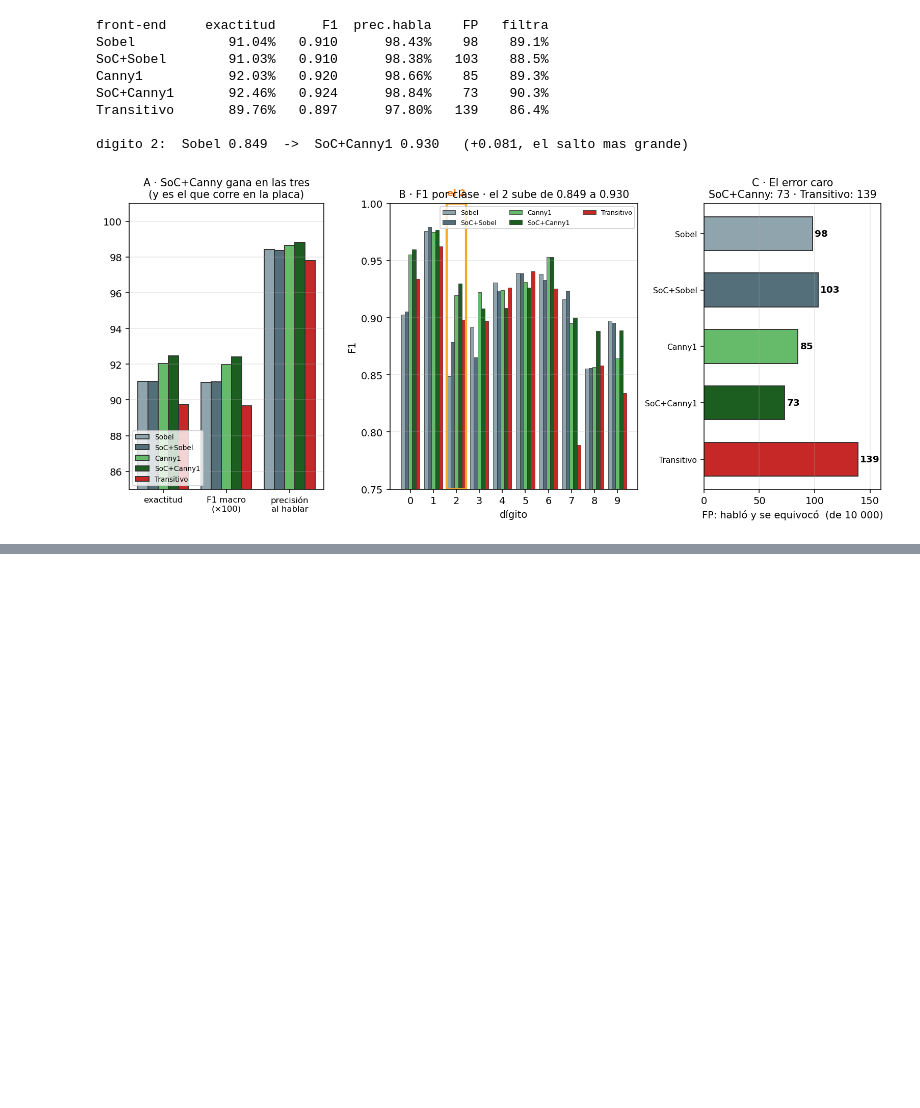
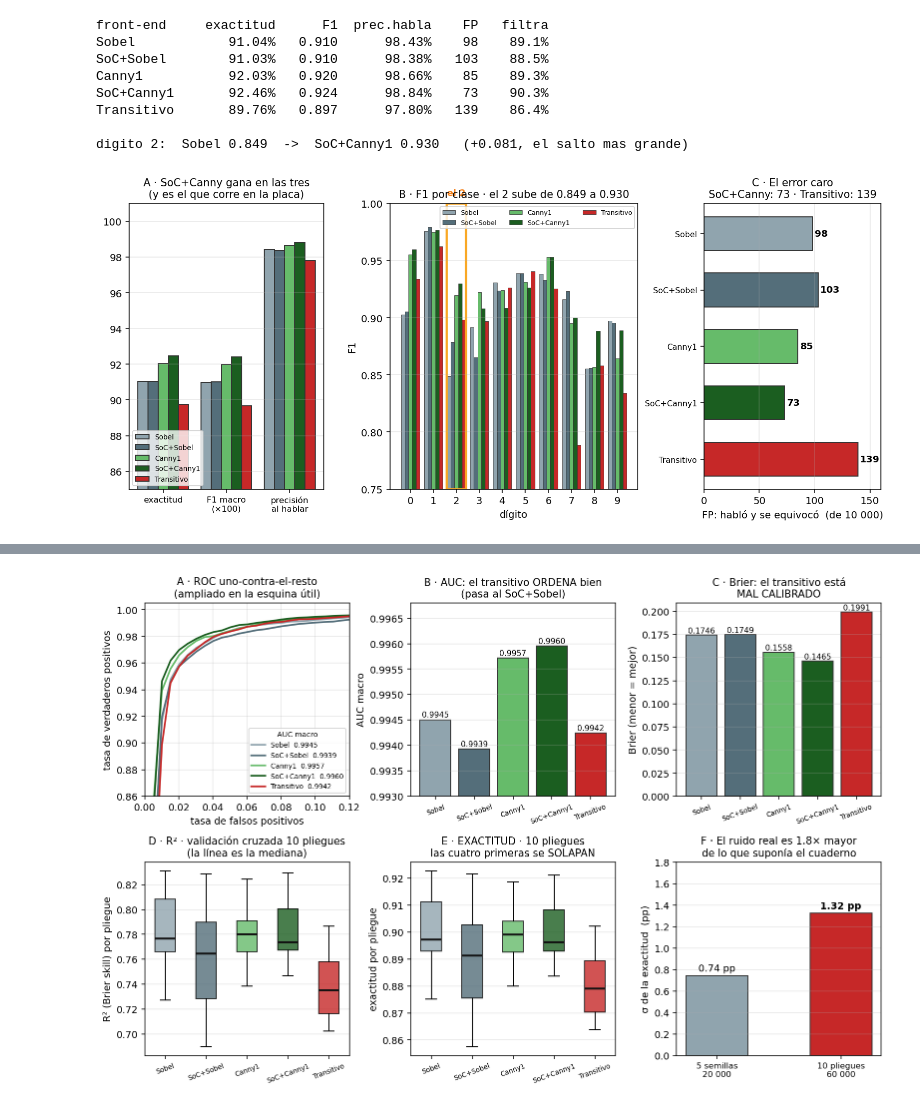
Before and after one commit to VictorMartinez89/tty_project_filter, a Jupyter notebook: conda/TTY_Filter_Sobel/TTY_Filter_Sobel2.ipynb, the cells around one changed output, grey strips where cells are left out. Drawn from its saved outputs; the diff is of its cells as text; code cells hidden in the pictures; blank space fills up the shorter version.

```diff
--- a/conda/TTY_Filter_Sobel/TTY_Filter_Sobel2.ipynb
+++ b/conda/TTY_Filter_Sobel/TTY_Filter_Sobel2.ipynb
@@ -2703,0 +2857,77 @@ digito 2:  Sobel 0.849  ->  SoC+Canny1 0.930   (+0.081, el salto mas grande)
+# %%
+# === Cuaderno 2 · figura 16: AUC/ROC, Brier, y el box-plot de 10 pliegues ===
+import numpy as np, matplotlib.pyplot as plt
+B="../../clasificador_mnist/"
+d=np.load(B+"metricas_avanzadas.npz"); cv=np.load(B+"cv_exactitud.npz")
+F=["Sobel","SoC+Sobel","Canny1","SoC+Canny1","Transitivo"]
+COL={"Sobel":"#90a4ae","SoC+Sobel":"#546e7a","Canny1":"#66bb6a",
+     "SoC+Canny1":"#1b5e20","Transitivo":"#c62828"}
+res={n:d[f"{n}_res"] for n in F}      # auc, brier, r2
+
+fig=plt.figure(figsize=(13.6,8.4)); gs=fig.add_gridspec(2,3,hspace=.34,wspace=.30)
+
+# A · ROC uno-contra-el-resto (macro)
+a=fig.add_subplot(gs[0,0])
+for n in F:
+    fpr,tpr=d[f"{n}_roc"]
+    a.plot(fpr,tpr,c=COL[n],lw=1.8,label=f"{n}  {res[n][0]:.4f}")
+a.plot([0,1],[0,1],"--",c="#bbb",lw=1)
+a.set_xlim(0,.12); a.set_ylim(.86,1.005)
+a.set_xlabel("tasa de falsos positivos"); a.set_ylabel("tasa de verdaderos positivos")
+a.legend(fontsize=7,loc="lower right",title="AUC macro",title_fontsize=7.5)
+a.grid(alpha=.3); a.set_title("A · ROC uno-contra-el-resto\n(ampliado en la esquina útil)",fontsize=10.5)
+
+# B · AUC
+b=fig.add_subplot(gs[0,1])
+v=[res[n][0] for n in F]
+bars=b.bar(range(5),v,color=[COL[n] for n in F],ec="#333")
+for r,x in zip(bars,v): b.text(r.get_x()+r.get_width()/2,x+.00005,f"{x:.4f}",ha="center",fontsize=8)
+b.set_xticks(range(5)); b.set_xticklabels(F,fontsize=7,rotation=20)
+b.set_ylim(.9930,.9968); b.set_ylabel("AUC macro"); b.grid(axis="y",alpha=.3)
+b.set_title("B · AUC: el transitivo ORDENA bien\n(pasa al SoC+Sobel)",fontsize=10.5)
+
+# C · Brier
+c=fig.add_subplot(gs[0,2])
+v=[res[n][1] for n in F]
+bars=c.bar(range(5),v,color=[COL[n] for n in F],ec="#333")
+for r,x in zip(bars,v): c.text(r.get_x()+r.get_width()/2,x+.002,f"{x:.4f}",ha="center",fontsize=8)
+c.set_xticks(range(5)); c.set_xticklabels(F,fontsize=7,rotation=20)
+c.set_ylabel("Brier (menor = mejor)"); c.grid(axis="y",alpha=.3)
+c.set_title("C · Brier: el transitivo está\nMAL CALIBRADO",fontsize=10.5)
+
+# D · el box-plot que pidio: R2 por pliegue
+dd=fig.add_subplot(gs[1,0])
+datos=[d[f"{n}_cv"] for n in F]
+bp=dd.boxplot(datos,labels=F,patch_artist=True,medianprops=dict(color="#111",lw=2))
+for p,n in zip(bp["boxes"],F): p.set_facecolor(COL[n]); p.set_alpha(.8)
+dd.set_ylabel("R² (Brier skill) por pliegue"); dd.grid(axis="y",alpha=.3)
+dd.tick_params(axis="x",labelsize=7,rotation=20)
+dd.set_title("D · R² · validación cruzada 10 pliegues\n(la línea es la mediana)",fontsize=10.5)
+
+# E · el mismo box-plot sobre EXACTITUD, que es lo comparable
+e=fig.add_subplot(gs[1,1])
+datos=[cv[n] for n in F]
+bp=e.boxplot(datos,labels=F,patch_artist=True,medianprops=dict(color="#111",lw=2))
+for p,n in zip(bp["boxes"],F): p.set_facecolor(COL[n]); p.set_alpha(.8)
+e.set_ylabel("exactitud por pliegue"); e.grid(axis="y",alpha=.3)
+e.tick_params(axis="x",labelsize=7,rotation=20)
+e.set_title("E · EXACTITUD · 10 pliegues\nlas cuatro primeras se SOLAPAN",fontsize=10.5)
+
+# F · la sigma vieja contra la nueva
+f=fig.add_subplot(gs[1,2])
+s_v,s_n=0.74,np.mean([cv[n].std() for n in F])*100
+f.bar([0,1],[s_v,s_n],color=["#90a4ae","#c62828"],ec="#333",width=.5)
+f.text(0,s_v+.04,f"{s_v:.2f} pp",ha="center",fontsize=10)
+f.text(1,s_n+.04,f"{s_n:.2f} pp",ha="center",fontsize=10,weight="bold")
+f.set_xticks([0,1]); f.set_xticklabels(["5 semillas\n20 000","10 pliegues\n60 000"],fontsize=8.5)
+f.set_ylabel("σ de la exactitud  (pp)"); f.set_ylim(0,1.8); f.grid(axis="y",alpha=.3)
+f.set_title(f"F · El ruido real es {s_n/s_v:.1f}× mayor\nde lo que suponía el cuaderno",fontsize=10.5)
+plt.savefig("fig_avanzadas.png",dpi=140,bbox_inches="tight")
+plt.show()
+
+print(f"{'front-end':<12}{'AUC':>9}{'Brier':>9}{'R2':>9}{'CV exactitud':>15}")
+for n in F:
+    print(f"{n:<12}{res[n][0]:>9.4f}{res[n][1]:>9.4f}{res[n][2]:>9.4f}"
+          f"{np.median(cv[n]):>10.4f} ±{cv[n].std():.4f}")
+print(f"\nsigma: 0.74 pp (5 semillas) -> {np.mean([cv[n].std() for n in F])*100:.2f} pp (10 pliegues)")
+# %% [output]
@@ -2703,0 +2942 @@ digito 2:  Sobel 0.849  ->  SoC+Canny1 0.930   (+0.081, el salto mas grande)
+[figure, added]
```
Also changed, not shown: parts of 8 cells of this notebook, 7 other files.
